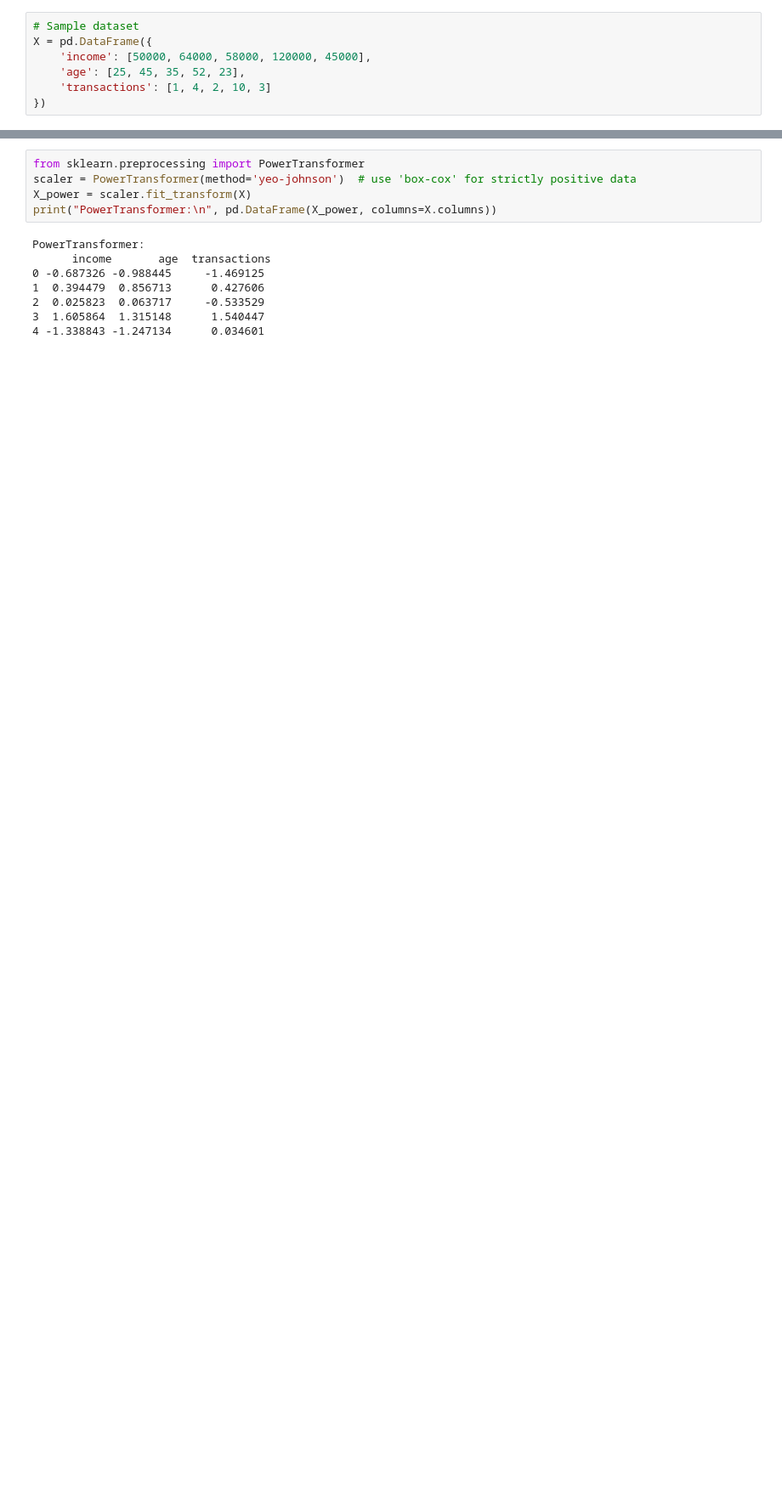
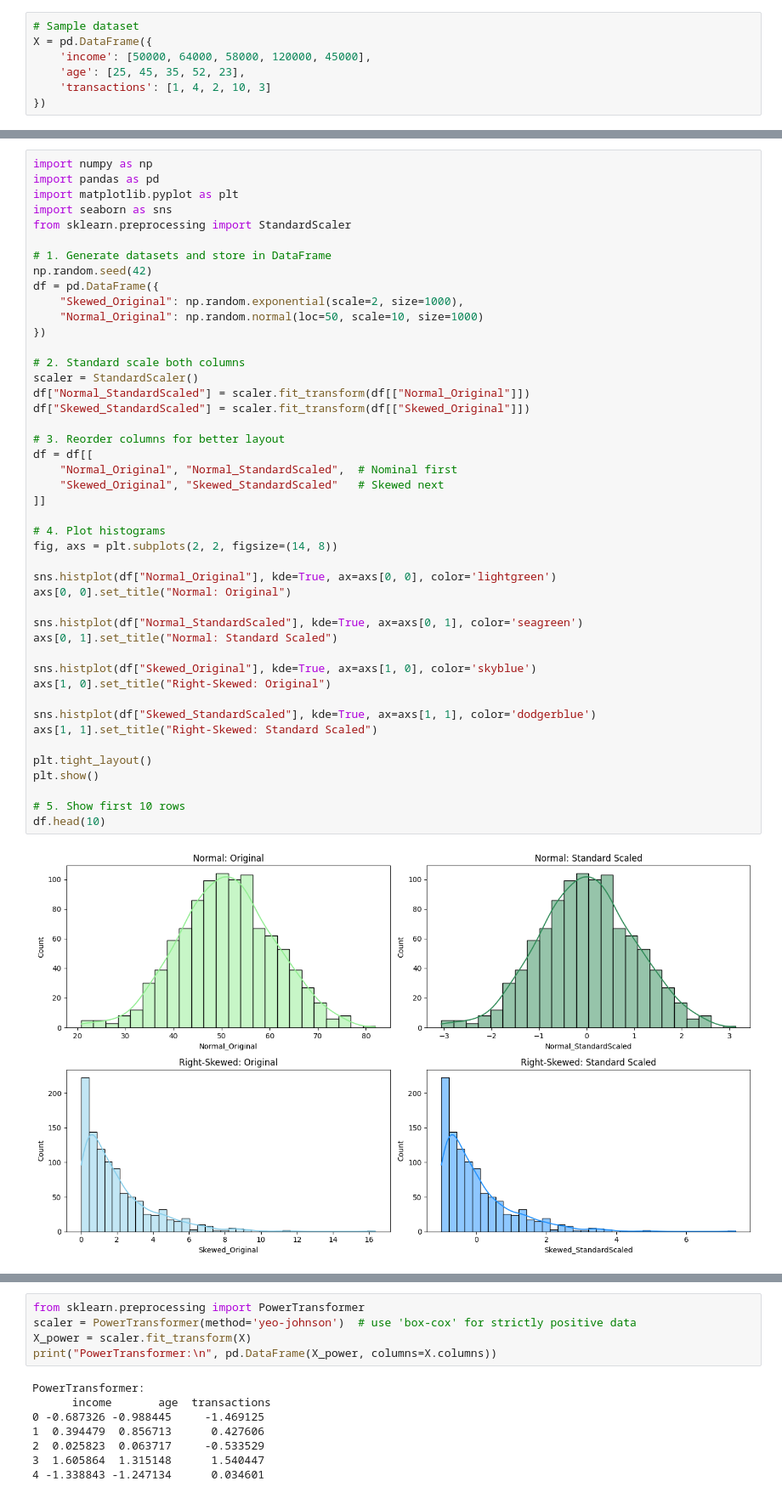
Before and after one commit to JoelNgiamKeeYong/ai-sandbox, a Jupyter notebook: feature-transformation/feature-scaling.ipynb, the cells around one changed output, grey strips where cells are left out. Shown at 85% size. Saved outputs shown, nothing was run; the diff lists cells and outputs as text; blank space fills up the shorter version.

```diff
--- a/feature-transformation/feature-scaling.ipynb
+++ b/feature-transformation/feature-scaling.ipynb
@@ -46,0 +50,47 @@ StandardScaler:
+# %%
+import numpy as np
+import pandas as pd
+import matplotlib.pyplot as plt
+import seaborn as sns
+from sklearn.preprocessing import StandardScaler
+
+# 1. Generate datasets and store in DataFrame
+np.random.seed(42)
+df = pd.DataFrame({
+    "Skewed_Original": np.random.exponential(scale=2, size=1000),
+    "Normal_Original": np.random.normal(loc=50, scale=10, size=1000)
+})
+
+# 2. Standard scale both columns
+scaler = StandardScaler()
+df["Normal_StandardScaled"] = scaler.fit_transform(df[["Normal_Original"]])
+df["Skewed_StandardScaled"] = scaler.fit_transform(df[["Skewed_Original"]])
+
+# 3. Reorder columns for better layout
+df = df[[
+    "Normal_Original", "Normal_StandardScaled",  # Nominal first
+    "Skewed_Original", "Skewed_StandardScaled"   # Skewed next
+]]
+
+# 4. Plot histograms
+fig, axs = plt.subplots(2, 2, figsize=(14, 8))
+
+sns.histplot(df["Normal_Original"], kde=True, ax=axs[0, 0], color='lightgreen')
+axs[0, 0].set_title("Normal: Original")
+
+sns.histplot(df["Normal_StandardScaled"], kde=True, ax=axs[0, 1], color='seagreen')
+axs[0, 1].set_title("Normal: Standard Scaled")
+
+sns.histplot(df["Skewed_Original"], kde=True, ax=axs[1, 0], color='skyblue')
+axs[1, 0].set_title("Right-Skewed: Original")
+
+sns.histplot(df["Skewed_StandardScaled"], kde=True, ax=axs[1, 1], color='dodgerblue')
+axs[1, 1].set_title("Right-Skewed: Standard Scaled")
+
+plt.tight_layout()
+plt.show()
+
+# 5. Show first 10 rows
+df.head(10)
+# %% [output]
+[figure, added]
```
Also changed, not shown: parts of 23 cells of this notebook, 8 other files.
